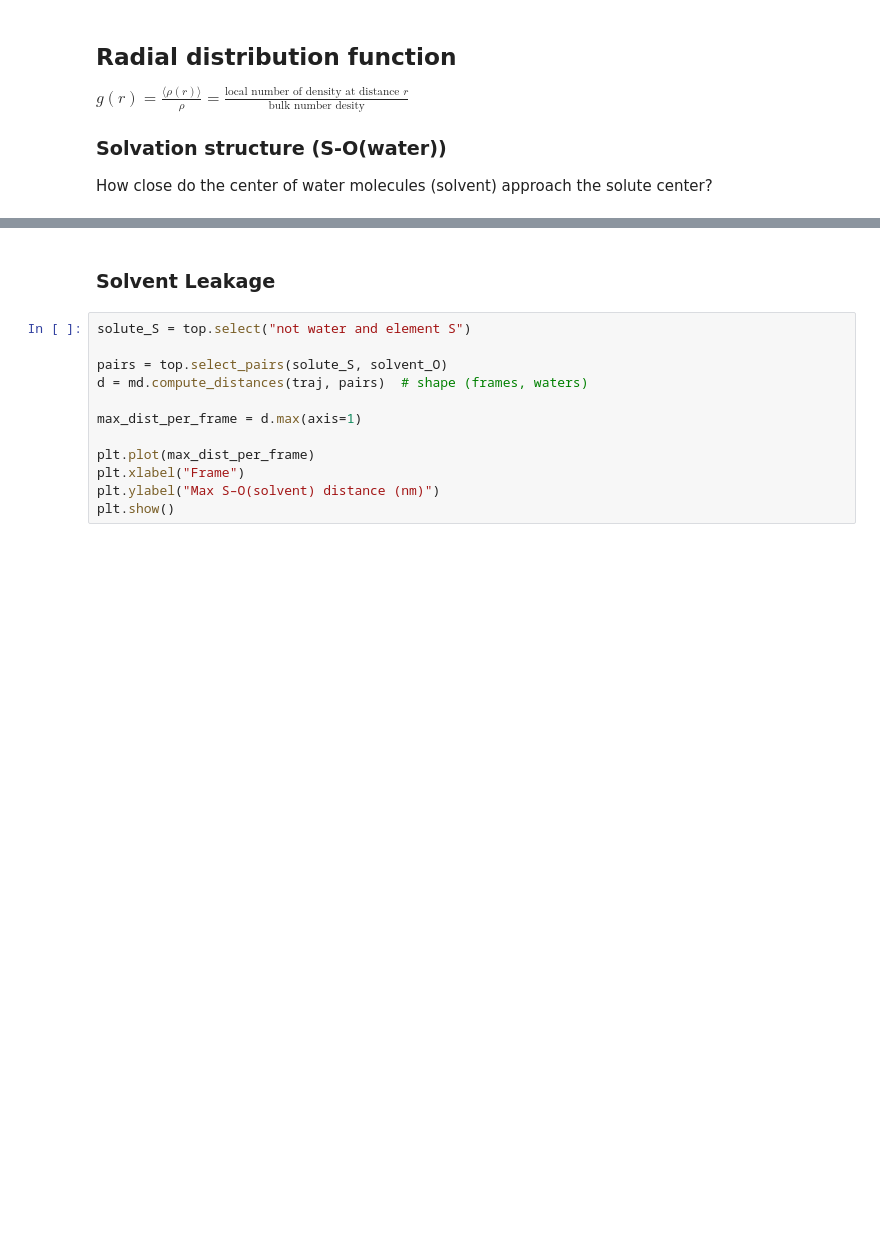
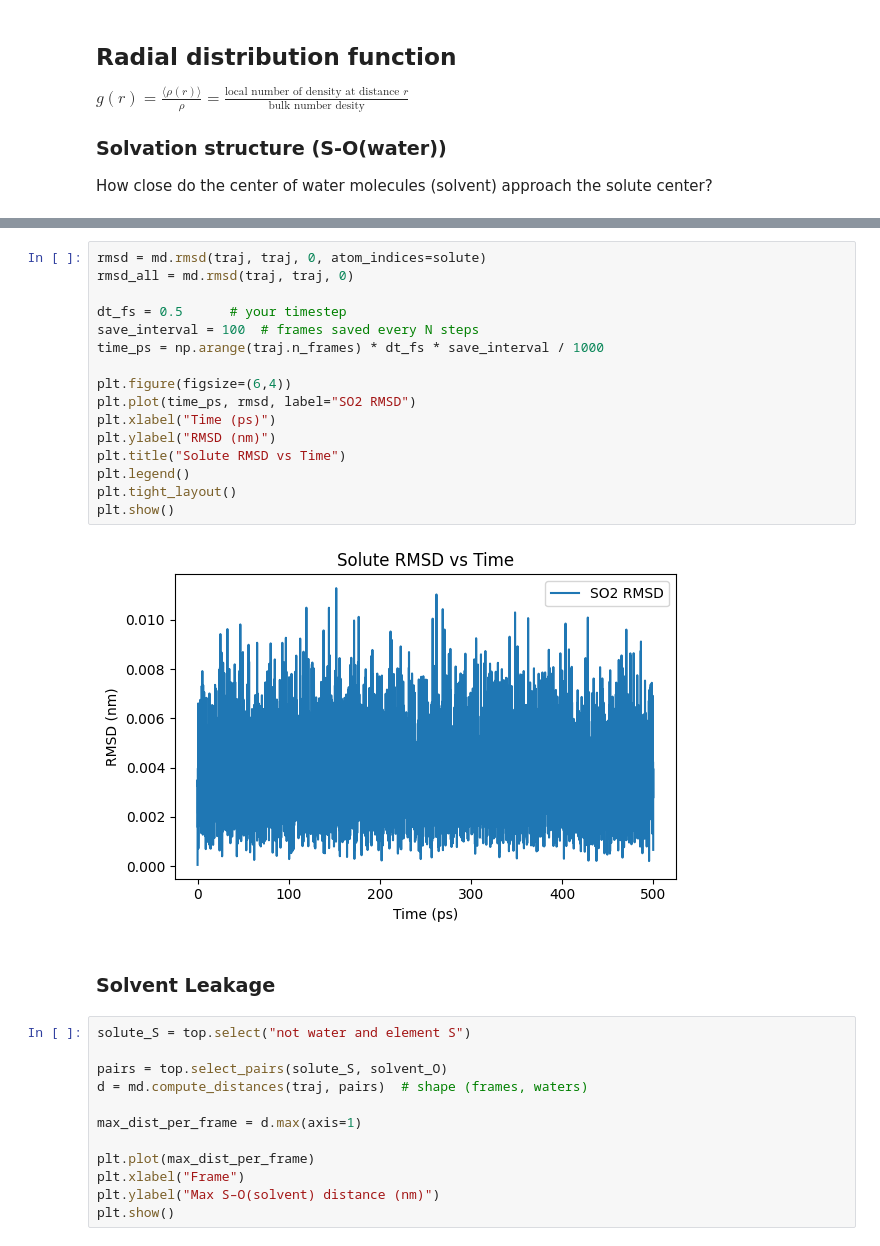
Before and after one commit to fleurdolmans/fab-torch, a Jupyter notebook: experiments/solvation/visualize_md.ipynb, the cells around one changed output, grey strips where cells are left out. Drawn from its saved outputs; the diff is of its cells as text; blank space fills up the shorter version.

```diff
--- a/experiments/solvation/visualize_md.ipynb
+++ b/experiments/solvation/visualize_md.ipynb
@@ -223,3 +320,21 @@ Coordination number: 4.999911779033744
+# %%
+rmsd = md.rmsd(traj, traj, 0, atom_indices=solute)
+rmsd_all = md.rmsd(traj, traj, 0)
+
+dt_fs = 0.5      # your timestep
+save_interval = 100  # frames saved every N steps
+time_ps = np.arange(traj.n_frames) * dt_fs * save_interval / 1000
+
+plt.figure(figsize=(6,4))
+plt.plot(time_ps, rmsd, label="SO2 RMSD")
+plt.xlabel("Time (ps)")
+plt.ylabel("RMSD (nm)")
+plt.title("Solute RMSD vs Time")
+plt.legend()
+plt.tight_layout()
+plt.show()
+# %% [output]
+[figure, added]
 # %% [markdown]
 ### Solvent Leakage
 # %%
```
Also changed, not shown: parts of 21 cells of this notebook, 2 other files.
